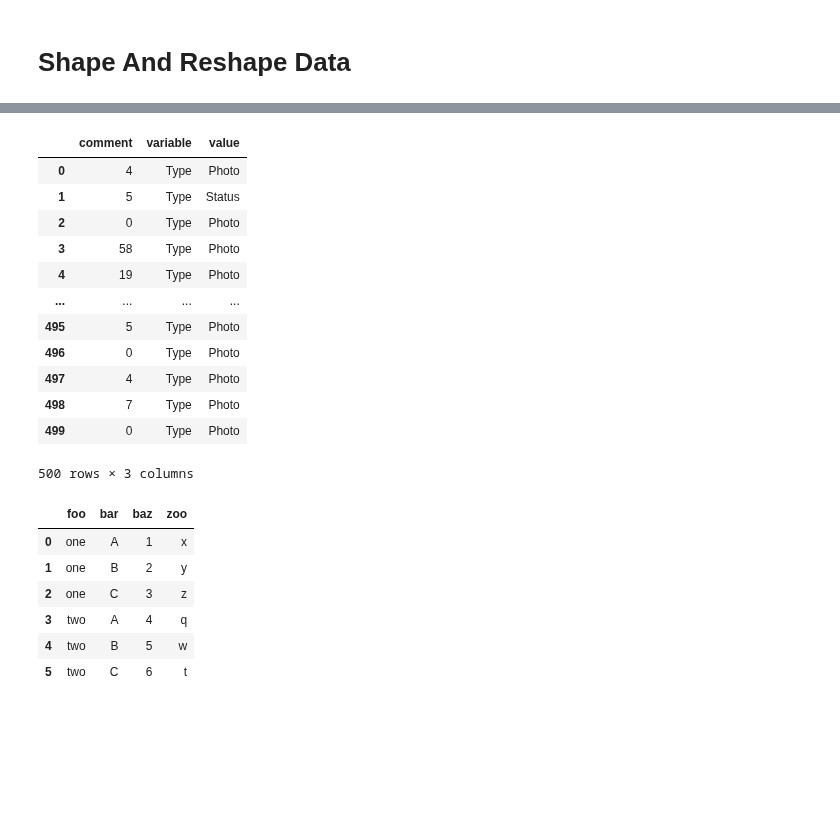
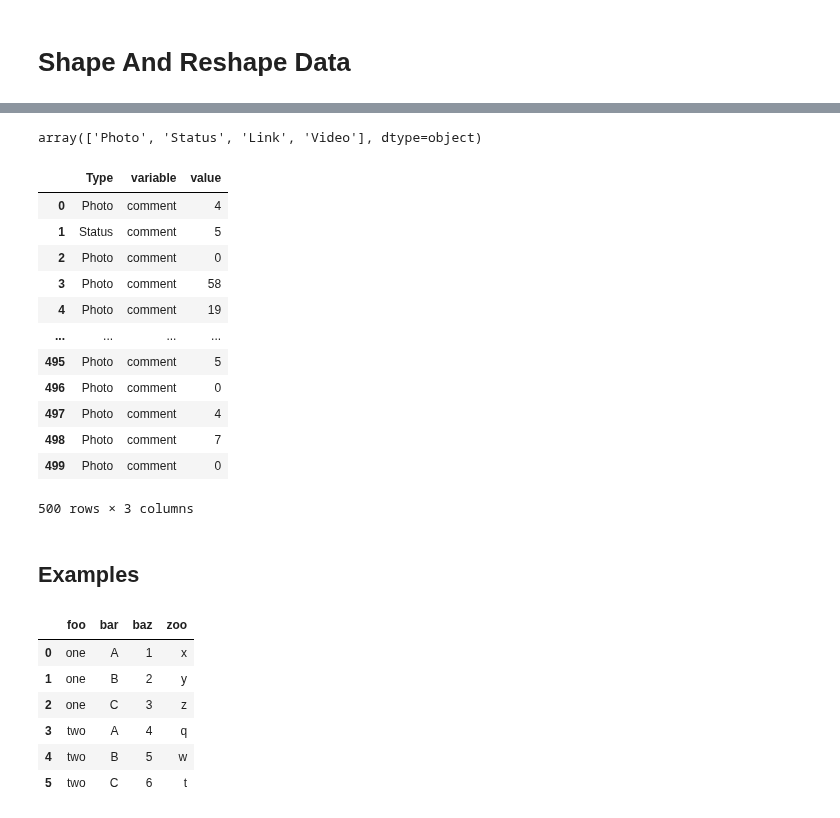
Before and after one commit to RanjeetKumbhar01/TE_IT_DSBDA_ASSIGNMENTS_SPPU, a Jupyter notebook: Group_B_Assignments_based_on-Data_Analytics_using_Python/B_1/Group_B_1.ipynb, the cells around one changed output, grey strips where cells are left out. Drawn from its saved outputs; the diff is of its cells as text; code cells hidden in the pictures; blank space fills up the shorter version.

```diff
--- a/Group_B_Assignments_based_on-Data_Analytics_using_Python/Group_B_1.ipynb
+++ b/Group_B_Assignments_based_on-Data_Analytics_using_Python/B_1/Group_B_1.ipynb
@@ -200,21 +223,27 @@ merged_data.size
+# %%
+df.Type.unique()
+# %% [output]
+array(['Photo', 'Status', 'Link', 'Video'], dtype=object)
 # %%
 # Reshape
 # Comment is id_vars and Type is value_vars
-pd.melt(df, id_vars =['comment'], value_vars =['Type'])
+pd.melt(df, id_vars =['Type'], value_vars =['comment'])
 # %% [output]
-|  | comment | variable | value |
-| 0 | 4 | Type | Photo |
-| 1 | 5 | Type | Status |
-| 2 | 0 | Type | Photo |
-| 3 | 58 | Type | Photo |
-| 4 | 19 | Type | Photo |
+|  | Type | variable | value |
+| 0 | Photo | comment | 4 |
+| 1 | Status | comment | 5 |
+| 2 | Photo | comment | 0 |
+| 3 | Photo | comment | 58 |
+| 4 | Photo | comment | 19 |
 | ... | ... | ... | ... |
-| 495 | 5 | Type | Photo |
-| 496 | 0 | Type | Photo |
-| 497 | 4 | Type | Photo |
-| 498 | 7 | Type | Photo |
-| 499 | 0 | Type | Photo |
+| 495 | Photo | comment | 5 |
+| 496 | Photo | comment | 0 |
+| 497 | Photo | comment | 4 |
+| 498 | Photo | comment | 7 |
+| 499 | Photo | comment | 0 |
 500 rows × 3 columns
+# %% [markdown]
+## Examples
 # %%
 # Reshape
 df_temp = pd.DataFrame({'foo': ['one', 'one', 'one', 'two', 'two', 'two'],
```
Also changed, not shown: parts of 9 cells of this notebook, 1 other file.
